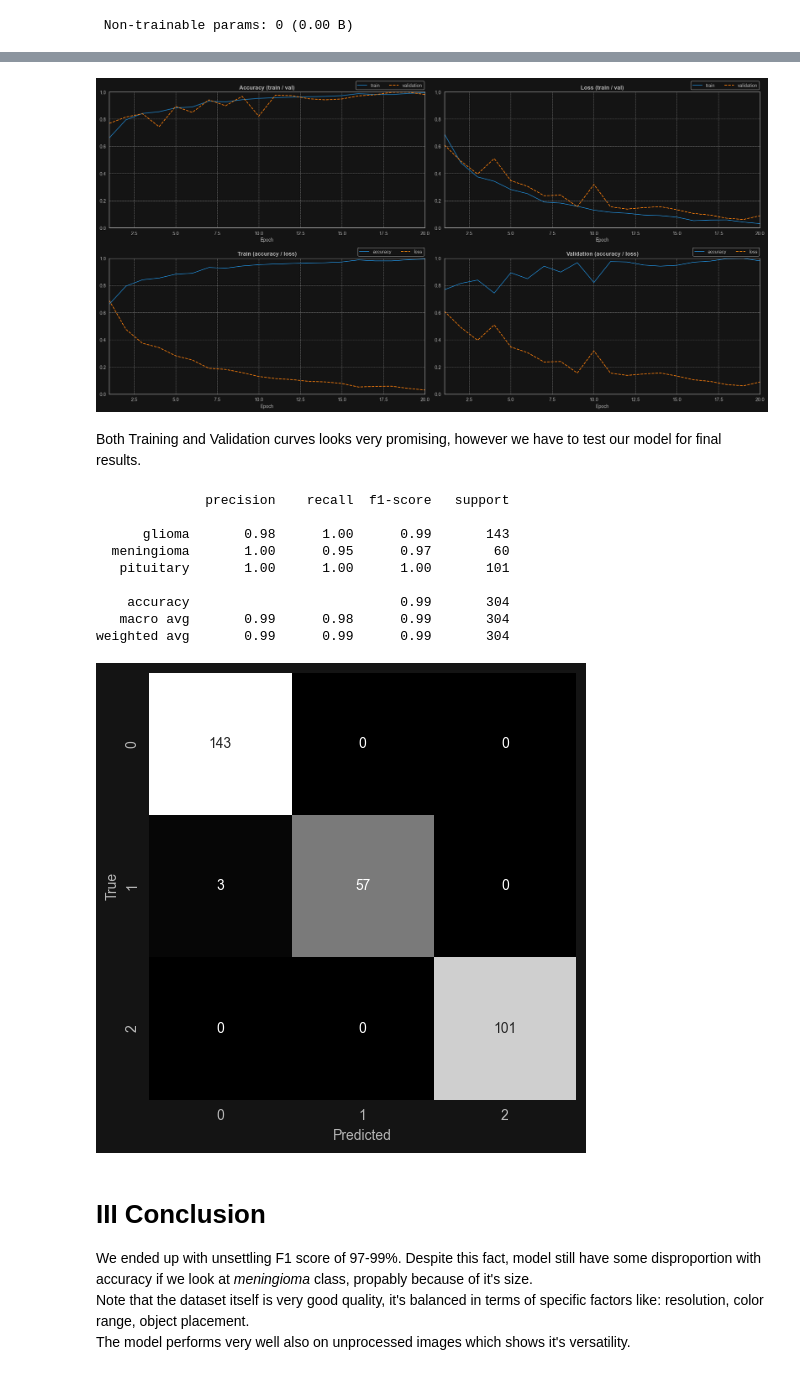
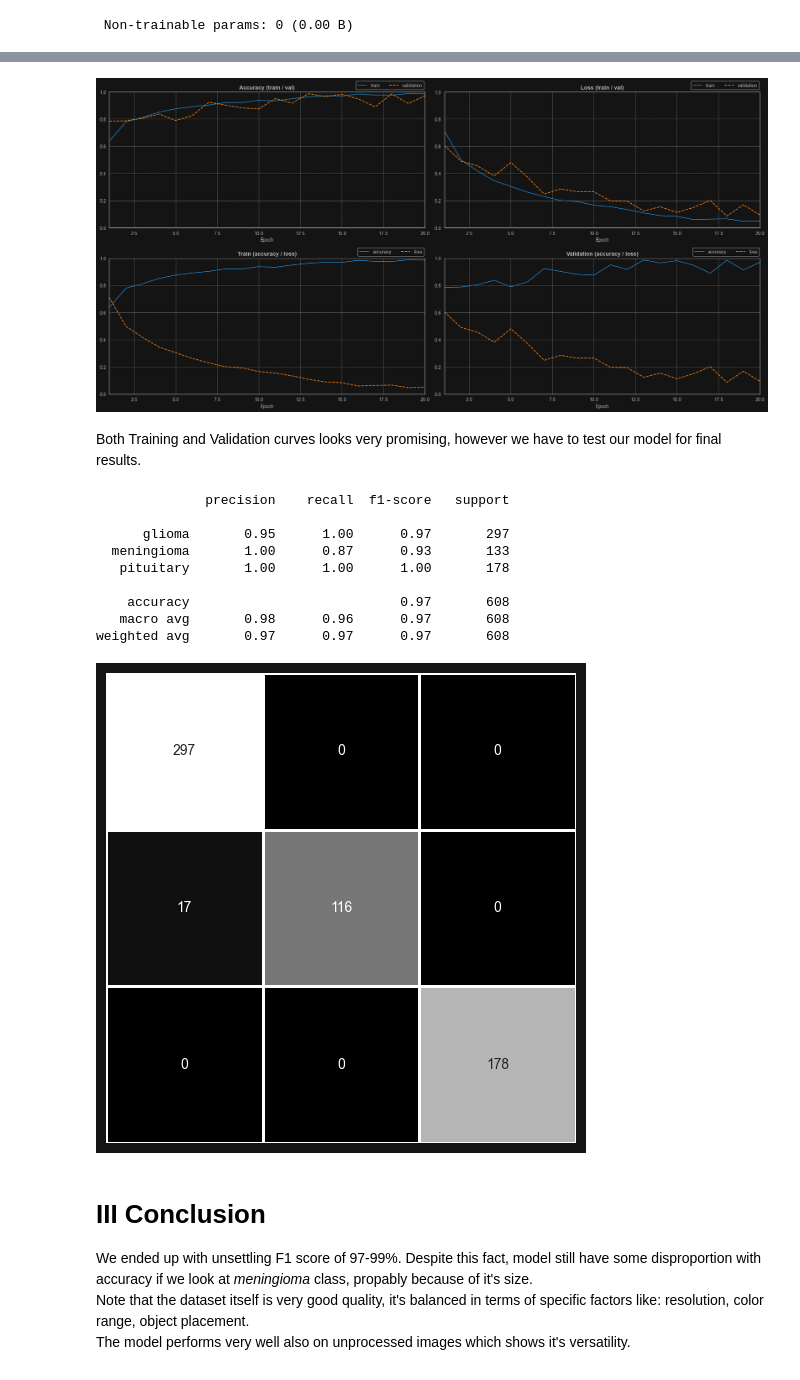
Before and after one commit to gracjan-p/brain-tumors, a Jupyter notebook: brain-tumors-analysis.ipynb, the cells around one changed output, grey strips where cells are left out. Saved outputs shown, nothing was run; the diff lists cells and outputs as text; code cells hidden in the pictures.

```diff
--- a/brain-tumors-analysis.ipynb
+++ b/brain-tumors-analysis.ipynb
@@ -303,9 +303,9 @@ __*Dropout*__ layers drops random neurons each time convolution layer is being a
 Since our dataset contain 3 classes I applied __*softmax*__ activation to the last step.
 # %%
 # data split
-train_batch_size = round(len(data) * 0.7)
+train_batch_size = round(len(data) * 0.6)
 val_batch_size = round(len(data) * 0.2)
-test_batch_size = round(len(data) * 0.1)
+test_batch_size = round(len(data) * 0.2)
 
 len(data) == train_batch_size + val_batch_size + test_batch_size
 # %% [output]
@@ -377,6 +384,6 @@ Model: "sequential"
  Non-trainable params: 0 (0.00 B)
 # %%
 n_epochs = 20
-hist = model.fit(train, validation_data=val, epochs=n_epochs, class_weight=class_weights)
+hist = model.fit(train, validation_data=val, epochs=n_epochs, class_weight=class_weights, verbose=2)
 # %% [output]
 Epoch 1/20
@@ -426,10 +433,9 @@ axes[1].set_title('Loss (train / val)', weight='bold')
 axes[2].set_title('Train (accuracy / loss)', weight='bold')
 axes[3].set_title('Validation (accuracy / loss)', weight='bold')
 
-
 plt.tight_layout()
 # %% [output]
-[figure, old version]
+[figure, new version]
 # %% [markdown]
 Both Training and Validation curves looks very promising, however we have to test our model for final results.
 # %%
@@ -448,26 +454,27 @@ y_pred = np.array(y_pred)
 # %%
 from sklearn.metrics import classification_report, confusion_matrix
 
 report = classification_report(y_true, y_pred, target_names=labels)
 print(report)
 
 cm = confusion_matrix(y_true=y_true, y_pred=y_pred)
 fig = plt.figure(figsize=(5, 5))
-fig = sb.heatmap(cm, annot=True, fmt='d', cbar=False, cmap='Greys_r')
+fig = sb.heatmap(cm, annot=True, fmt='d', cbar=False, cmap='Greys_r', linewidths=2)
 plt.xlabel('Predicted')
 plt.ylabel('True')
+plt.axis('off')
 plt.tight_layout()
 # %% [output]
               precision    recall  f1-score   support
 
-      glioma       0.98      1.00      0.99       143
-  meningioma       1.00      0.95      0.97        60
-   pituitary       1.00      1.00      1.00       101
+      glioma       0.95      1.00      0.97       297
+  meningioma       1.00      0.87      0.93       133
+   pituitary       1.00      1.00      1.00       178
 
-    accuracy                           0.99       304
-   macro avg       0.99      0.98      0.99       304
-weighted avg       0.99      0.99      0.99       304
+    accuracy                           0.97       608
+   macro avg       0.98      0.96      0.97       608
+weighted avg       0.97      0.97      0.97       608
-[figure, old version]
+[figure, new version]
 # %% [markdown]
 # III Conclusion
 We ended up with unsettling F1 score of 97-99%. Despite this fact, model still have some disproportion with accuracy if we look at _meningioma_ class, propably because of it's size.
```
Also changed, not shown: parts of 8 cells of this notebook, 1 other file.
